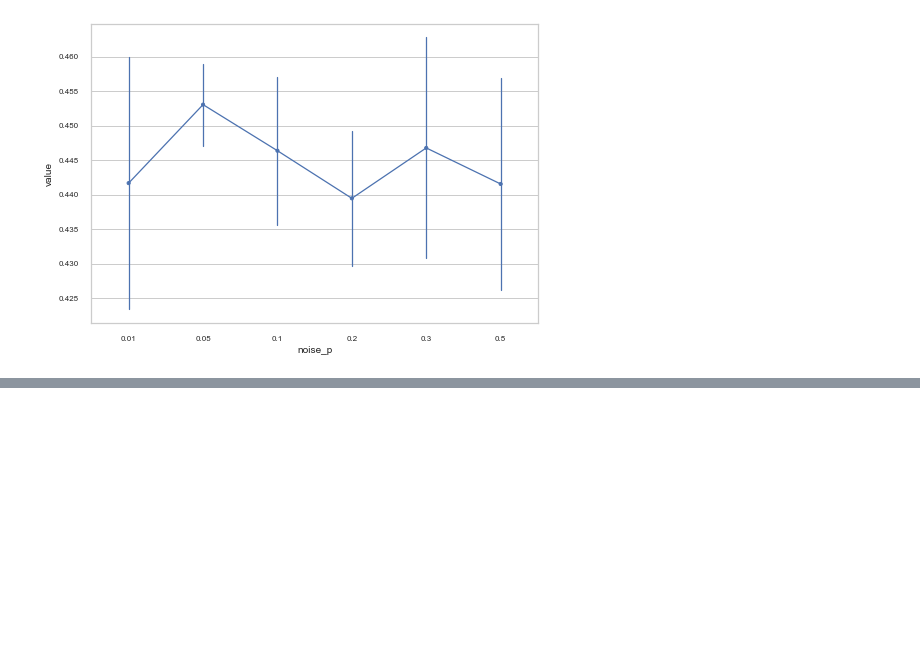
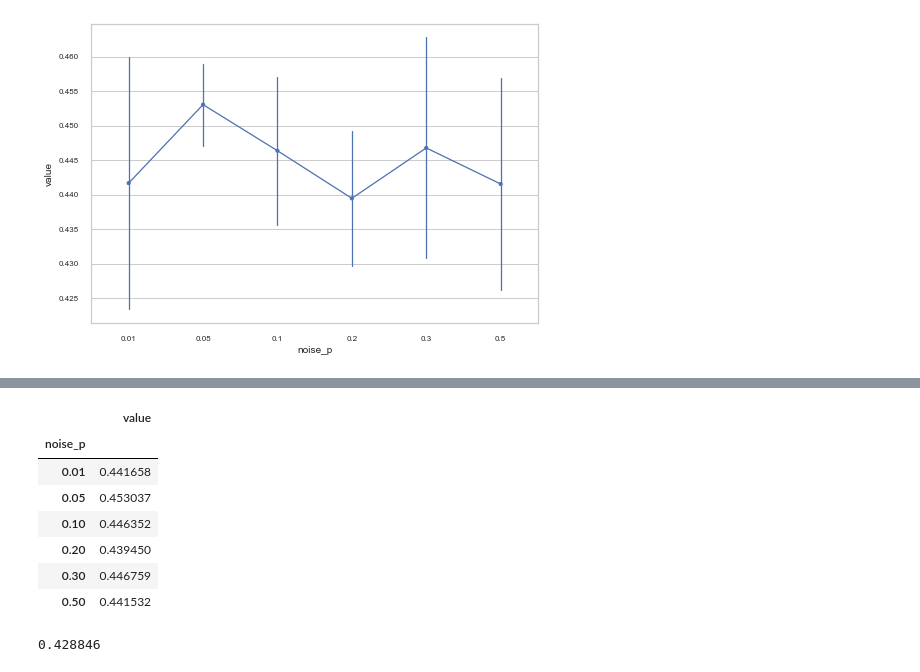
Before and after one commit to kamilest/brain-age-gnn, a Jupyter notebook: notebooks/model_selection.ipynb, the cells around one changed output, grey strips where cells are left out. Saved outputs shown, nothing was run; the diff lists cells and outputs as text; code cells hidden in the pictures; blank space fills up the shorter version.

```diff
--- a/notebooks/model_selection.ipynb
+++ b/notebooks/model_selection.ipynb
@@ -499,0 +517,15 @@ sns.pointplot(ci='sd', x="noise_p", y="value", data=df_noise[(df_noise['conv_typ
+# %%
+df_noise[(df_noise['conv_type'] == 'gcn') & (df_noise['noise_type']=='node') & (df_noise['metric_type'] == 'r2')].groupby(['noise_p']).mean()
+# %% [output]
+|  | value |
+| noise_p |  |
+| 0.01 | 0.441658 |
+| 0.05 | 0.453037 |
+| 0.10 | 0.446352 |
+| 0.20 | 0.439450 |
+| 0.30 | 0.446759 |
+| 0.50 | 0.441532 |
+# %%
+0.446759-0.017913
+# %% [output]
+0.428846
```
Also changed, not shown: parts of 2 cells of this notebook, 1 other file.
